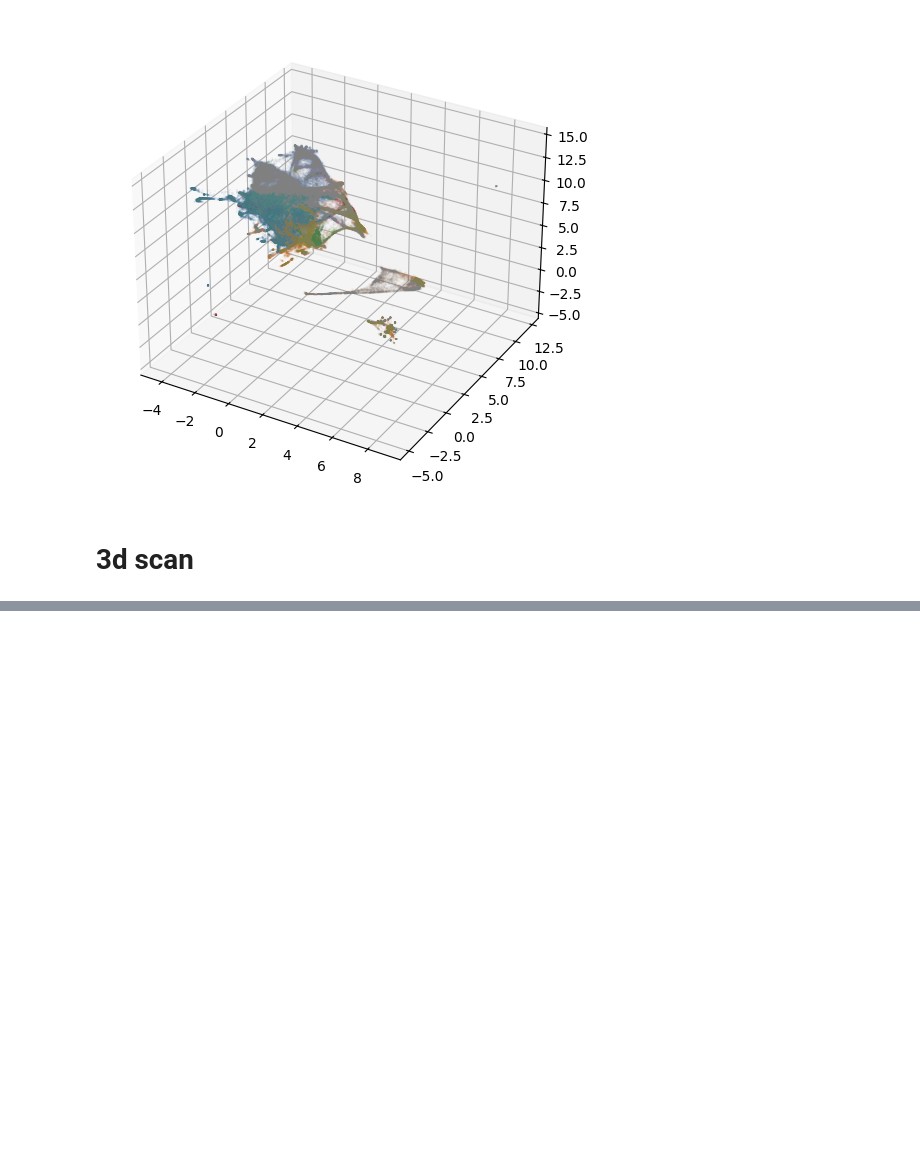
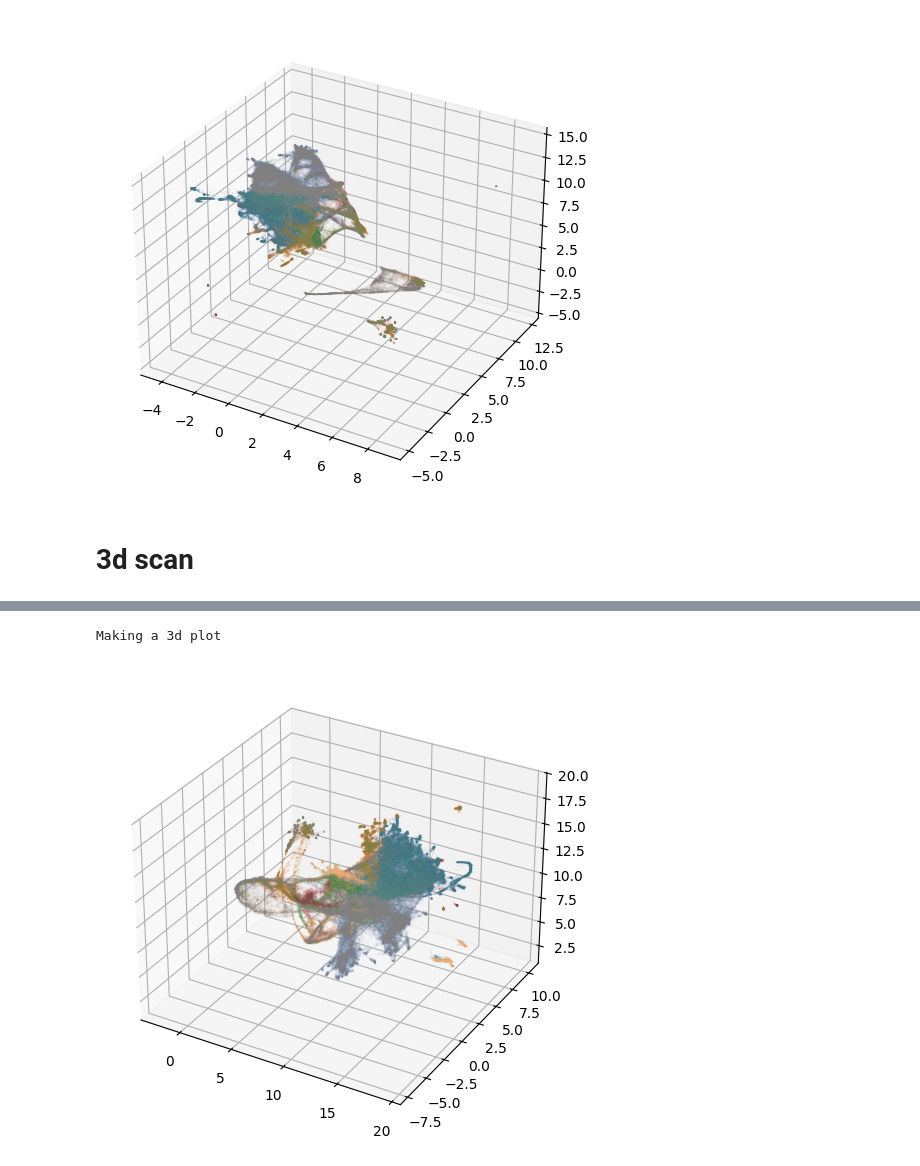
Before and after one commit to BSCCNS/Applio_LS, a Jupyter notebook: develop_nb/cluster_phonemes_maria_v2.ipynb, the cells around one changed output, grey strips where cells are left out. Saved outputs shown, nothing was run; the diff lists cells and outputs as text; code cells hidden in the pictures; blank space fills up the shorter version.

```diff
--- a/develop_nb/cluster_phonemes_maria_v2.ipynb
+++ b/develop_nb/cluster_phonemes_maria_v2.ipynb
@@ -235,0 +274,15 @@ Making a 3d plot
+# %%
+file_3d = f'{root}/maria_3d/feat_3d/feat_3d_layer_12.csv'
+df_3d = pd.read_csv(file_3d, index_col=0)
+# %%
+unique_phones = [k for k in df_3d['phone_base'].value_counts().keys() if k != 'AP']
+
+plots.make_tagged_LS_plot(df_3d,
+            phones = unique_phones,
+            alpha = 0.1,
+            s = 0.1,
+            show_global=True,
+            add_legend=False)
+# %% [output]
+Making a 3d plot
+[figure, added]
```
Also changed, not shown: parts of 10 cells of this notebook, 1 other file.
